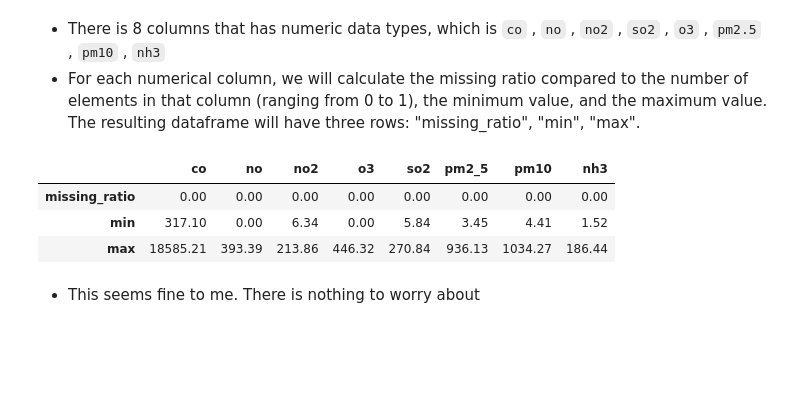
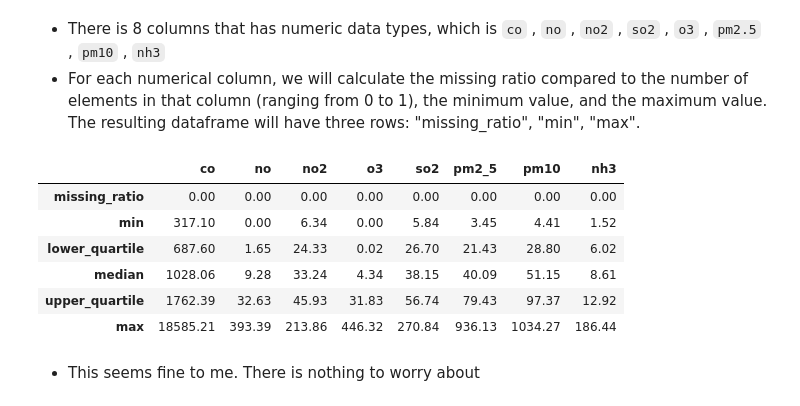
Before and after one commit to asde3458/NMKHDL, a Jupyter notebook: Notebooks/Exploring Data.ipynb, the cells around one changed output. Saved outputs shown, nothing was run; the diff lists cells and outputs as text; code cells hidden in the pictures; blank space fills up the shorter version.

```diff
--- a/Notebooks/Exploring Data.ipynb
+++ b/Notebooks/Exploring Data.ipynb
@@ -242,16 +242,21 @@ for column in cleaned_df.select_dtypes(include=['category']).columns:
 # %%
 df_numerical = cleaned_df.select_dtypes(include=np.number)
 
 num_col_profiles_df = pd.DataFrame(columns=df_numerical.columns)
 num_col_profiles_df.loc["missing_ratio"] = df_numerical.isna().mean() * 100
 num_col_profiles_df.loc["min"] = np.min(df_numerical, axis=0)
+num_col_profiles_df.loc["lower_quartile"] = df_numerical .quantile(0.25)
+num_col_profiles_df.loc["median"] = df_numerical.median()
+num_col_profiles_df.loc["upper_quartile"] = df_numerical .quantile(0.75)
 num_col_profiles_df.loc["max"] = np.max(df_numerical, axis=0)
-
 num_col_profiles_df
 # %% [output]
 |  | co | no | no2 | o3 | so2 | pm2_5 | pm10 | nh3 |
 | missing_ratio | 0.00 | 0.00 | 0.00 | 0.00 | 0.00 | 0.00 | 0.00 | 0.00 |
 | min | 317.10 | 0.00 | 6.34 | 0.00 | 5.84 | 3.45 | 4.41 | 1.52 |
+| lower_quartile | 687.60 | 1.65 | 24.33 | 0.02 | 26.70 | 21.43 | 28.80 | 6.02 |
+| median | 1028.06 | 9.28 | 33.24 | 4.34 | 38.15 | 40.09 | 51.15 | 8.61 |
+| upper_quartile | 1762.39 | 32.63 | 45.93 | 31.83 | 56.74 | 79.43 | 97.37 | 12.92 |
 | max | 18585.21 | 393.39 | 213.86 | 446.32 | 270.84 | 936.13 | 1034.27 | 186.44 |
 # %% [markdown]
 - This seems fine to me. There is nothing to worry about
```
Also changed, not shown: 4 other files.
